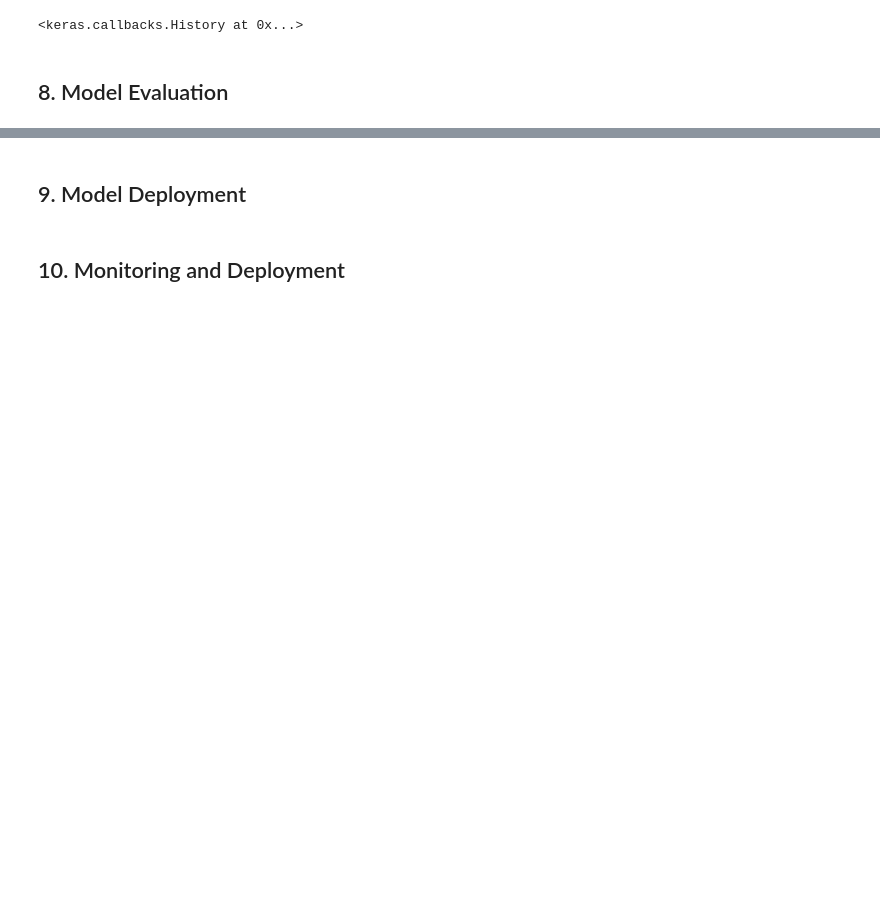
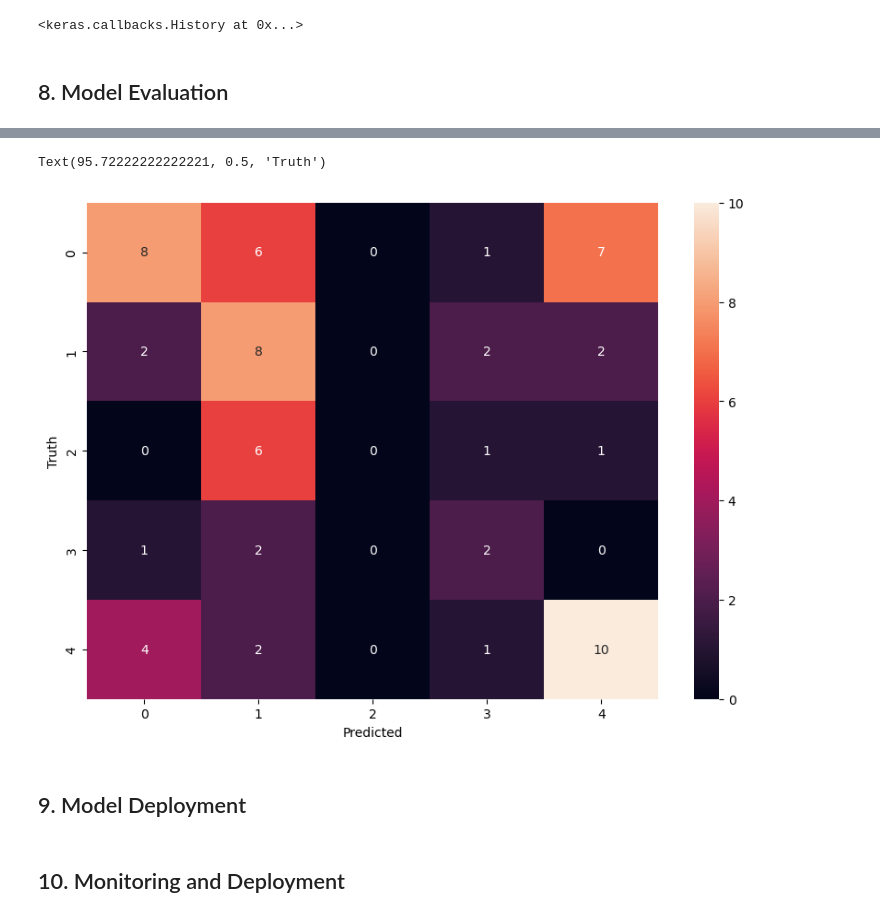
Before and after one commit to clerisy47/CricPix-Classifier, a Jupyter notebook: main.ipynb, the cells around one changed output, grey strips where cells are left out. Drawn from its saved outputs; the diff is of its cells as text; code cells hidden in the pictures; blank space fills up the shorter version.

```diff
--- a/main.ipynb
+++ b/main.ipynb
@@ -237,7 +238,7 @@ df
 ## 7. Model Training
 # %%
 from sklearn.model_selection import train_test_split
-X_train, X_test, y_train, y_test = train_test_split(X, y, random_state=0)
+X_train, X_test, y_train, y_test = train_test_split(X, y, random_state=0, stratify=True)
 # %%
 neural_network = keras.Sequential([
     keras.layers.Reshape((64, 64, 1), input_shape=X.shape[1:]),
@@ -280,3 +281,16 @@ neural_network.evaluate(X_test, y_test)
+# %%
+from sklearn.metrics import confusion_matrix
+y_pred = neural_network(X_test)
+cm = confusion_matrix(y_test, tf.argmax(y_pred, axis=1))
+# %%
+import seaborn as sn
+plt.figure(figsize = (10,7))
+sn.heatmap(cm, annot=True)
+plt.xlabel('Predicted')
+plt.ylabel('Truth')
+# %% [output]
+Text(95.72222222222221, 0.5, 'Truth')
+[figure, added]
 # %% [markdown]
 ## 9. Model Deployment
 # %% [markdown]
```
Also changed, not shown: parts of 8 cells of this notebook, 24 other files.
